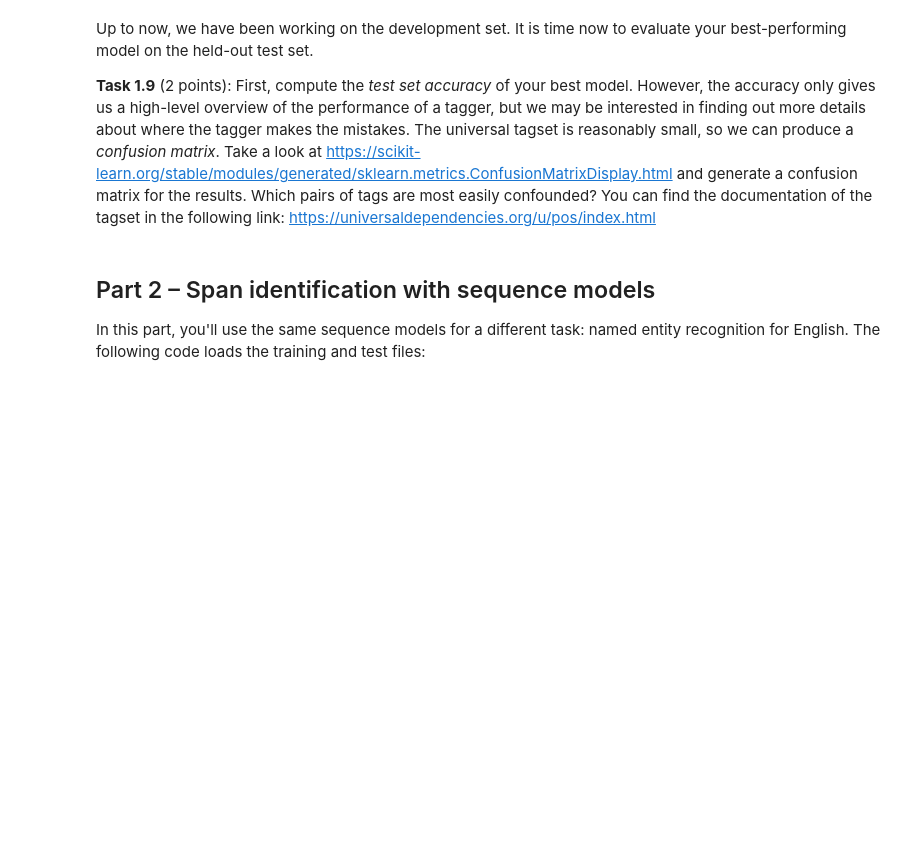
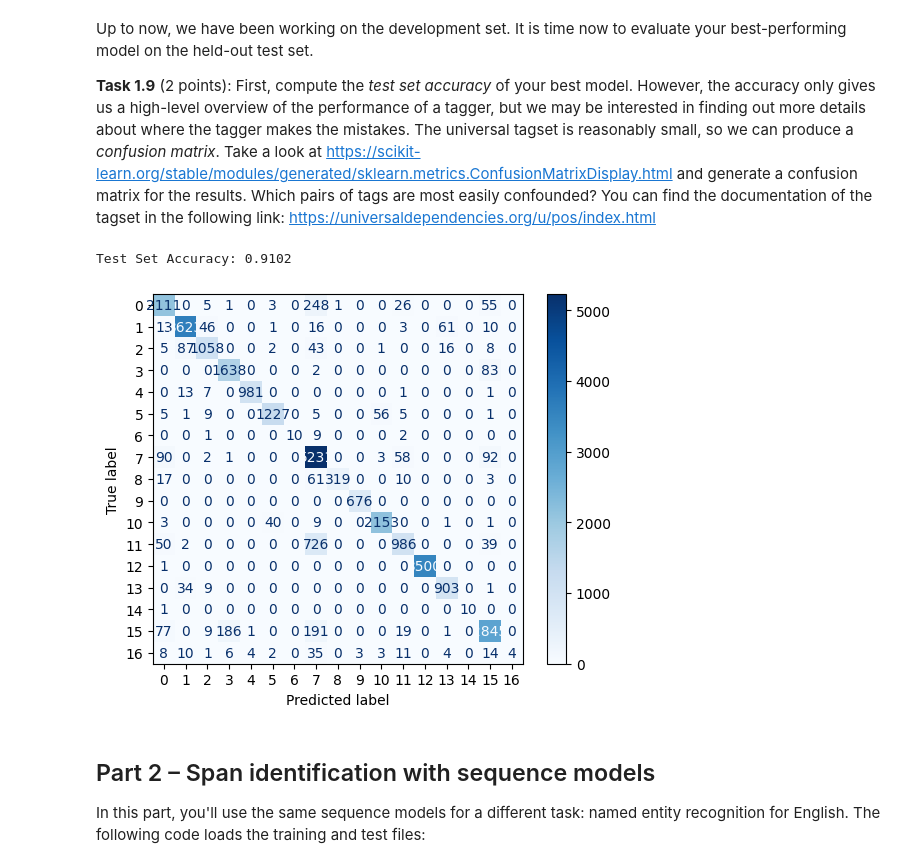
Before and after one commit to tieukhoimai/in4080-h2024-oblig, a Jupyter notebook: oblig2/khoimt_in4080_mandatory_2.ipynb, the cells around one changed output. Drawn from its saved outputs; the diff is of its cells as text; code cells hidden in the pictures; blank space fills up the shorter version.

```diff
--- a/oblig2/khoimt_in4080_mandatory_2.ipynb
+++ b/oblig2/khoimt_in4080_mandatory_2.ipynb
@@ -192,7 +192,7 @@ Test Accuracy: 0.8608
 # %% [markdown]
 **Task 1.3** (1 point): The basic feature function only looks at the current word. Also add the previous word, the next word, and the word before the previous one. Make sure to handle edge cases at the beginning and at the end of the sentence. For example, the feature dictionary for the first word of `I love fish` could look as follows: `{"curr_word": "I", "prev_word": "<START>", "prev2_word": "<START>", "next_word": "love"}` (you should still not need the parameter `history` for this). Add one feature at a time, train a model, and record the accuracy. Describe which combination of features works best.
 # %%
-def context_features(sentence, i, history, use_prev_word=False, use_next_word=False, use_prev2_word=False):
+def context_features(sentence, i, history, use_prev_word=True, use_next_word=True, use_prev2_word=True):
     features = {"curr_word": sentence[i]}
     if use_prev_word:
         features["prev_word"] = sentence[i-1] if i > 0 else "<START>"
@@ -272,2 +281,14 @@ setattr(GreedyTagger, 'predict_with_history', predict_with_history)
 # %% [markdown]
 **Task 1.6** (1 point): Train a new tagger using the transition features and the `predict_with_history()` function. Do the transition features help? Note: The prediction will be significantly slower than before because of the modifications made above.
+# %%
+# Train the model on the training set
+tagger = GreedyTagger(feature_function=transition_features)
+tagger.fit(train_data_x, train_data_y)
+
+valid_predictions = tagger.predict_with_history(valid_data_x)
+valid_accuracy = tagging_accuracy(valid_data_y, valid_predictions)
+print(f"Validation Accuracy: {valid_accuracy:.4f}")
+
+test_predictions = tagger.predict_with_history(test_data_x)
+test_accuracy = tagging_accuracy(test_data_y, test_predictions)
+print(f"Test Accuracy: {test_accuracy:.4f}")
@@ -287,6 +311,30 @@ If you use sources for finding tips about good features (like articles, web page
 Up to now, we have been working on the development set. It is time now to evaluate your best-performing model on the held-out test set.
 
 **Task 1.9** (2 points): First, compute the *test set accuracy* of your best model. However, the accuracy only gives us a high-level overview of the performance of a tagger, but we may be interested in finding out more details about where the tagger makes the mistakes. The universal tagset is reasonably small, so we can produce a *confusion matrix*. Take a look at https://scikit-learn.org/stable/modules/generated/sklearn.metrics.ConfusionMatrixDisplay.html and generate a confusion matrix for the results. Which pairs of tags are most easily confounded? You can find the documentation of the tagset in the following link: https://universaldependencies.org/u/pos/index.html
+# %%
+from sklearn.metrics import accuracy_score, confusion_matrix, ConfusionMatrixDisplay
+import matplotlib.pyplot as plt
+
+tagger = GreedyTagger(feature_function=context_features)
+tagger.fit(train_data_x, train_data_y)
+predicted_Y = tagger.predict_with_history(test_data_x)
+
+flattened_true_Y = [label for sentence in test_data_y for label in sentence]
+flattened_predicted_Y = [label for sentence in predicted_Y for label in sentence]
+
+accuracy = accuracy_score(flattened_true_Y, flattened_predicted_Y)
+print(f"Test Set Accuracy: {accuracy:.4f}")
+
+labels = list(tagger.label_ids.keys())
+conf_matrix = confusion_matrix(flattened_true_Y, flattened_predicted_Y)
+
+disp = ConfusionMatrixDisplay(confusion_matrix=conf_matrix)
+disp.plot(cmap=plt.cm.Blues)
+plt.xticks()
+plt.show()
+# %% [output]
+Test Set Accuracy: 0.9102
+[figure, added]
 # %% [markdown]
 ## Part 2 – Span identification with sequence models
 
```
Also changed, not shown: parts of 5 cells of this notebook.
